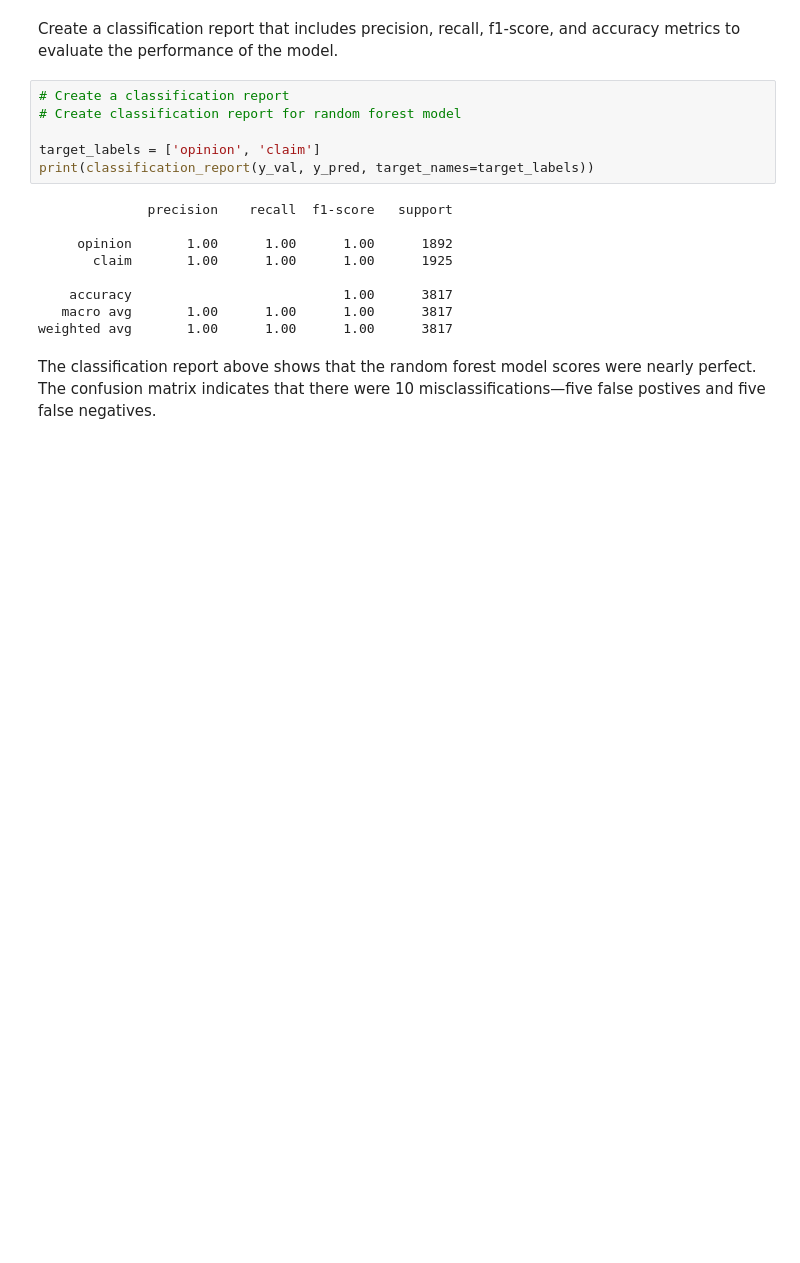
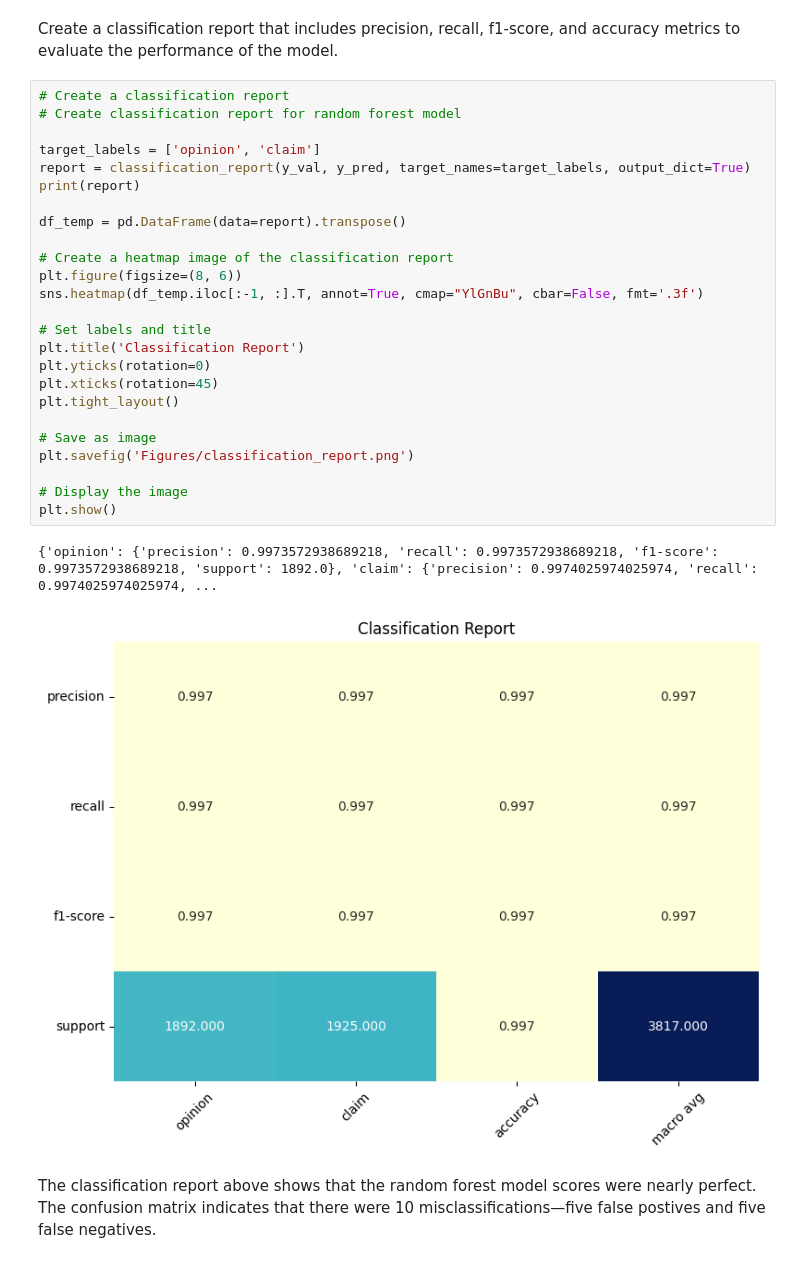
Before and after one commit to nitin6753/TikTok_Content_Classification, a Jupyter notebook: ClassificationAnalysis.ipynb, the cells around one changed output. Saved outputs shown, nothing was run; the diff lists cells and outputs as text; blank space fills up the shorter version.

```diff
--- a/ClassificationAnalysis.ipynb
+++ b/ClassificationAnalysis.ipynb
@@ -567,21 +570,34 @@ plt.show()
 [figure]
 # %% [markdown]
 Create a classification report that includes precision, recall, f1-score, and accuracy metrics to evaluate the performance of the model.
-# %%
-# Create a classification report
-# Create classification report for random forest model
-
-target_labels = ['opinion', 'claim']
-print(classification_report(y_val, y_pred, target_names=target_labels))
-# %% [output]
-              precision    recall  f1-score   support
-
-     opinion       1.00      1.00      1.00      1892
-       claim       1.00      1.00      1.00      1925
-
-    accuracy                           1.00      3817
-   macro avg       1.00      1.00      1.00      3817
-weighted avg       1.00      1.00      1.00      3817
+# %%
+# Create a classification report
+# Create classification report for random forest model
+
+target_labels = ['opinion', 'claim']
+report = classification_report(y_val, y_pred, target_names=target_labels, output_dict=True)
+print(report)
+
+df_temp = pd.DataFrame(data=report).transpose()
+
+# Create a heatmap image of the classification report
+plt.figure(figsize=(8, 6))
+sns.heatmap(df_temp.iloc[:-1, :].T, annot=True, cmap="YlGnBu", cbar=False, fmt='.3f')
+
+# Set labels and title
+plt.title('Classification Report')
+plt.yticks(rotation=0)
+plt.xticks(rotation=45)
+plt.tight_layout()
+
+# Save as image
+plt.savefig('Figures/classification_report.png')
+
+# Display the image
+plt.show()
+# %% [output]
+{'opinion': {'precision': 0.9973572938689218, 'recall': 0.9973572938689218, 'f1-score': 0.9973572938689218, 'support': 1892.0}, 'claim': {'precision': 0.9974025974025974, 'recall': 0.9974025974025974, ...
+[figure, added]
 # %% [markdown]
 The classification report above shows that the random forest model scores were nearly perfect. The confusion matrix indicates that there were 10 misclassifications&mdash;five false postives and five false negatives.
 # %% [markdown]
```
Also changed, not shown: parts of 4 cells of this notebook, 2 other files.
